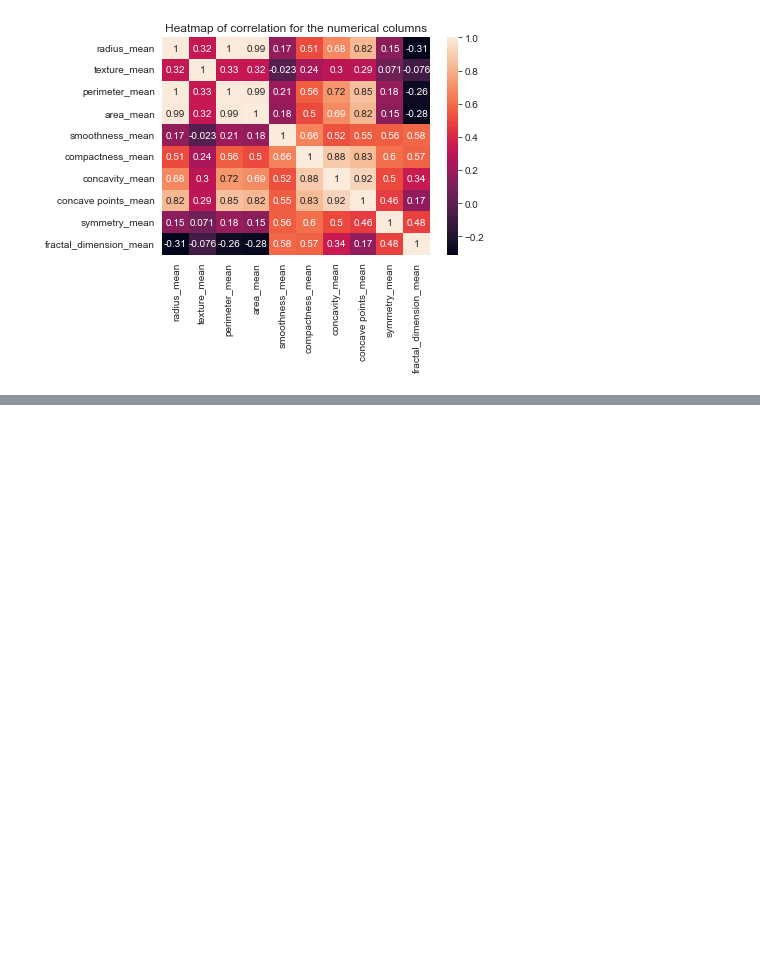
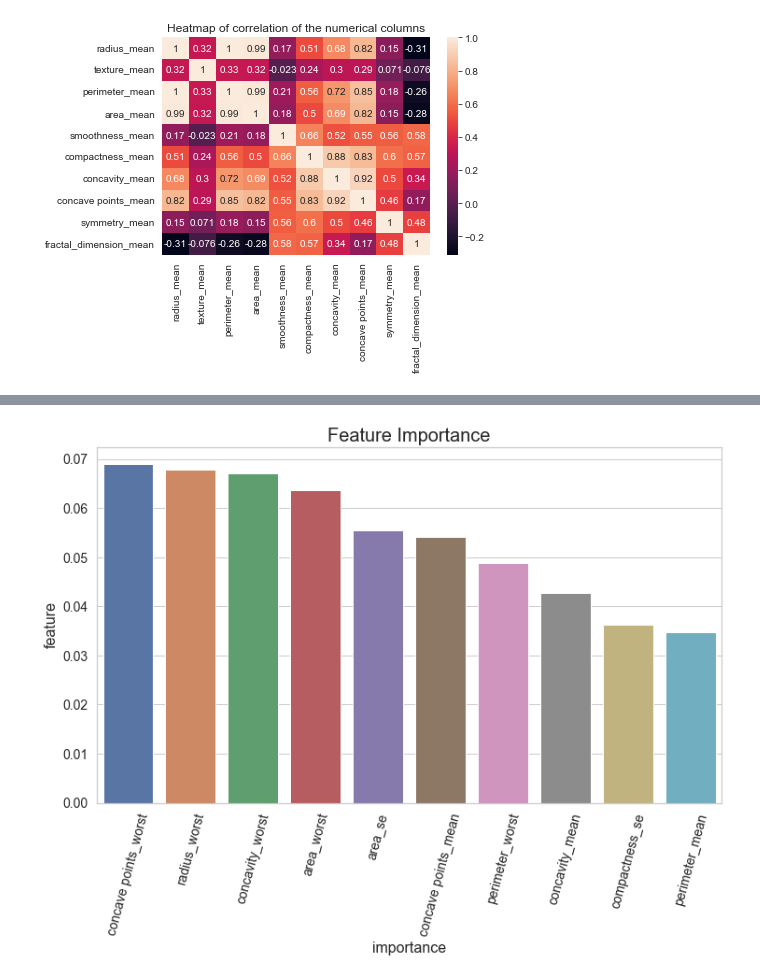
Before and after one commit to Stella-Mutacho/Machine-Learning-with-Causal_Inference, a Jupyter notebook: notebooks/eda.ipynb, the cells around one changed output, grey strips where cells are left out. Drawn from its saved outputs; the diff is of its cells as text; code cells hidden in the pictures; blank space fills up the shorter version.

```diff
--- a/notebooks/eda.ipynb
+++ b/notebooks/eda.ipynb
@@ -255,0 +371,8 @@ plt.show()
+# %%
+X_train, X_test, y_train, y_test = train_test_split(
+    X, y,test_size=0.2, random_state=10
+)
+# %%
+classifier = RandomForestClassifier(n_estimators=100)
+# %%
+classifier.fit(X_train, y_train)
@@ -255,0 +386,9 @@ plt.show()
+# %%
+#Calculating feature Importance from our model on the data
+importances = classifier.feature_importances_
+labels = X.columns
+feature_df = pd.DataFrame(list(zip(labels, importances)), columns=["feature", "importance"])
+feature_df = feature_df.sort_values(by='importance', ascending=False, )
+topfeatures_df = feature_df.head(10)
+topfeatures_df.shape
+topfeatures_df.head()
@@ -255,0 +402,4 @@ plt.show()
+# %%
+plot.plot_bar(topfeatures_df, 'feature', 'importance', 'Feature Importance', "importance", 'feature', ax=None)
+# %% [output]
+[figure, added]
```
Also changed, not shown: parts of 29 cells of this notebook.
